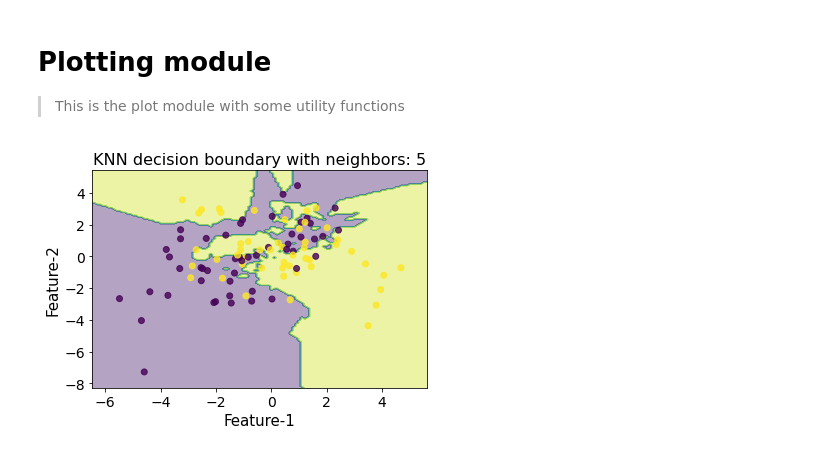
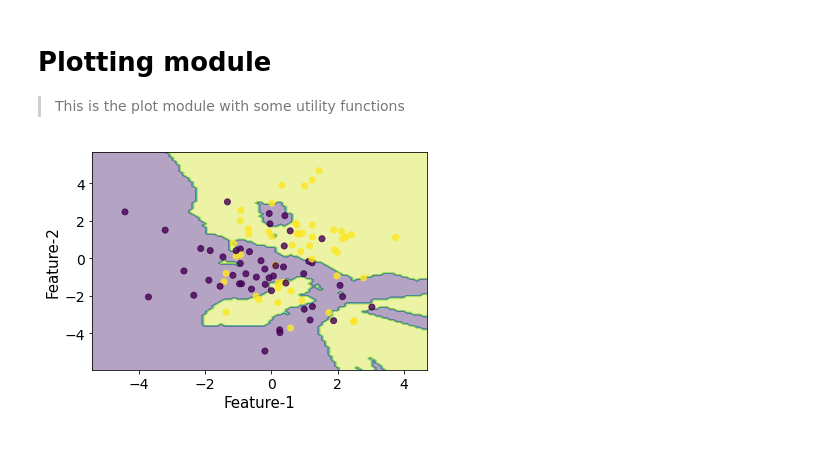
Before and after one commit to tirthajyoti/mldsutils, a Jupyter notebook: 01_plots.ipynb, the cells around one changed output. Drawn from its saved outputs; the diff is of its cells as text; code cells hidden in the pictures.

Commit message:
Plot and index updated

````diff
--- a/01_plots.ipynb
+++ b/01_plots.ipynb
@@ -23,29 +23,31 @@ def plot_decision_boundaries(X, y, model_class, **model_params):
     scatter plot.
 
     ### Arguments:
-        `X`: Feature data as a Numpy array.
+    `X`: Feature data as a Numpy array.
 
-        `y`: Label data as a Numpy array.
+    `y`: Label data as a Numpy array.
 
-        `model_class`: A Scikit-learn ML estimator class e.g. `GaussianNB` (imported from `sklearn.naive_bayes`) or
+    `model_class`: A Scikit-learn ML estimator class e.g. `GaussianNB` (imported from `sklearn.naive_bayes`) or
         `LogisticRegression` (imported from `sklearn.linear_model`)
 
-        `**model_params`: Model parameters to be passed on to the ML estimator.
+    `**model_params`: Model parameters to be passed on to the ML estimator.
+
+    ### Returns:
+    A Matplotlib figure object (`matplotlib.figure.Figure`)
 
     ### Typical code example:
 
-        ```
-        from sklearn.neighbors import KNeighborsClassifier
-        from sklearn.datasets import make_classification
+    ```
+    from sklearn.neighbors import KNeighborsClassifier
+    from sklearn.datasets import make_classification
 
-        X1, y1 = make_classification(n_features=10, n_samples=100,
+    X1, y1 = make_classification(n_features=10, n_samples=100,
                                      n_redundant=0, n_informative=10,
                                      n_clusters_per_class=1,class_sep=0.5)
-        plt.figure()
-        plt.title("KNN decision boundary with neighbros: 5",fontsize=16)
-        plot_decision_boundaries(X1,y1,KNeighborsClassifier,n_neighbors=5)
-        plt.show()
-        ```
+
+    _ = plot_decision_boundaries(X1,y1,KNeighborsClassifier,n_neighbors=5)
+    plt.show()
+    ```
     """
     try:
         X = np.array(X)
@@ -80,26 +82,26 @@ def plot_decision_boundaries(X, y, model_class, **model_params):
     Z = model.predict(np.c_[xx.ravel(), yy.ravel()]).reshape(xx.shape)
 
     # Plotting
+    fig = plt.figure()
     plt.contourf(xx, yy, Z, alpha=0.4)
     plt.scatter(X[:, 0], X[:, 1], c=y, alpha=0.8)
     plt.xlabel("Feature-1",fontsize=15)
     plt.ylabel("Feature-2",fontsize=15)
     plt.xticks(fontsize=14)
     plt.yticks(fontsize=14)
-    return plt
+    return fig
 # %%
 from sklearn.neighbors import KNeighborsClassifier
 from sklearn.datasets import make_classification
 
 X1, y1 = make_classification(n_features=10, n_samples=100,
                                      n_redundant=0, n_informative=10,
                                      n_clusters_per_class=1,class_sep=0.5)
-plt.figure()
-plt.title("KNN decision boundary with neighbors: 5",fontsize=16)
-plot_decision_boundaries(X1,y1,KNeighborsClassifier,n_neighbors=5)
+
+_ =plot_decision_boundaries(X1,y1,KNeighborsClassifier,n_neighbors=5)
 plt.show()
 # %% [output]
-[figure, old version]
+[figure, new version]
 # %%
 show_doc(plot_decision_boundaries)
 # %% [output]
````
Also changed, not shown: parts of 2 cells of this notebook, 6 other files.
